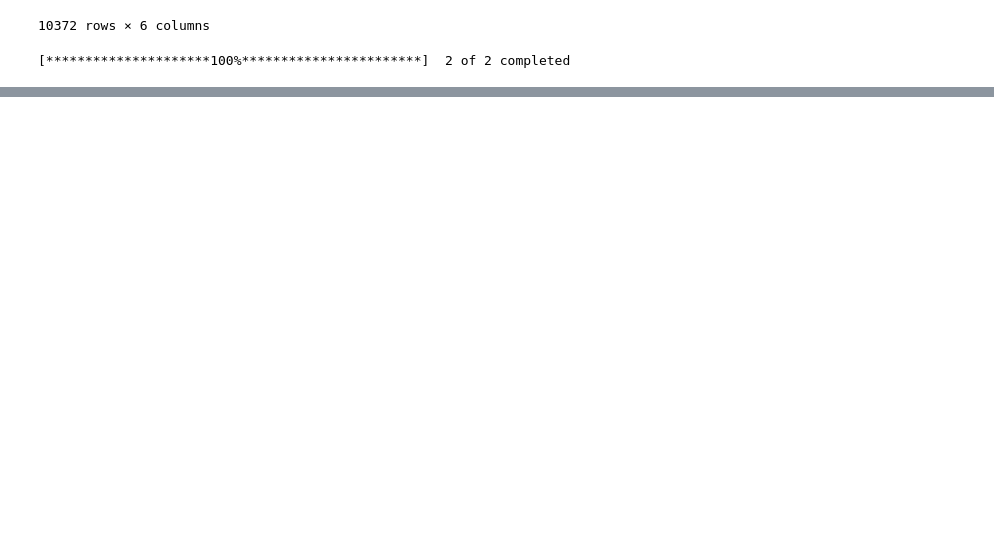
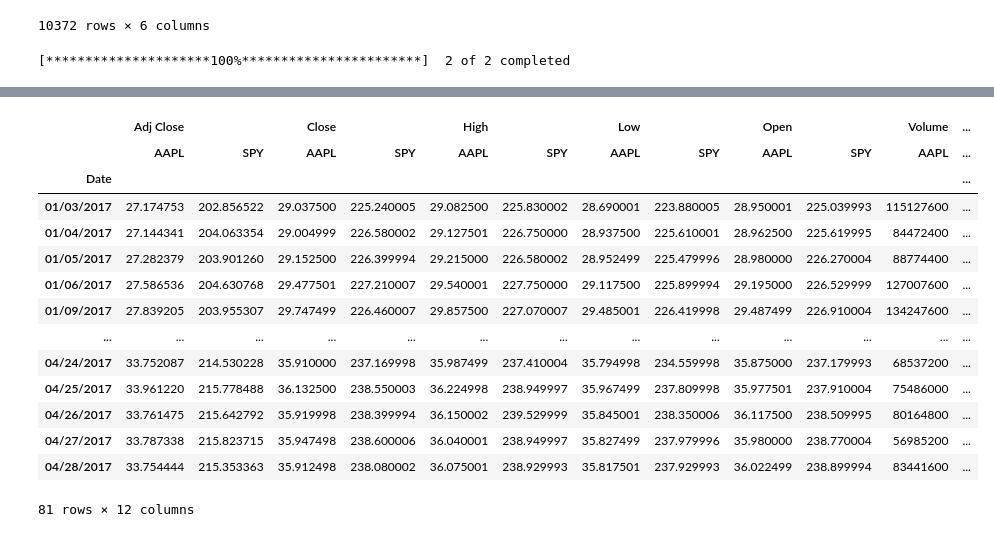
Before and after one commit to VitaliAlexeev/PythonBootcampDay4, a Jupyter notebook: YahooFinance - 2023 updates.ipynb, the cells around one changed output, grey strips where cells are left out. Cells and saved outputs as stored; diff of their text form; code cells hidden in the pictures; blank space fills up the shorter version.

```diff
--- a/YahooFinance - 2023 updates.ipynb
+++ b/YahooFinance - 2023 updates.ipynb
@@ -95,2 +95,21 @@ df2
 | 2017-04-28 00:00:00-04:00 | 33.754444 | 215.353363 | 35.912498 | 238.080002 | 36.075001 | 238.929993 | 35.817501 | 237.929993 | 36.022499 | 238.899994 | 83441600 | ... |
 81 rows × 12 columns
+# %%
+df2.index = df2.index.strftime('%m/%d/%Y')
+df2
+# %% [output]
+|  | Adj Close |  | Close |  | High |  | Low |  | Open |  | Volume | ... |
+|  | AAPL | SPY | AAPL | SPY | AAPL | SPY | AAPL | SPY | AAPL | SPY | AAPL | ... |
+| Date |  |  |  |  |  |  |  |  |  |  |  | ... |
+| 01/03/2017 | 27.174753 | 202.856522 | 29.037500 | 225.240005 | 29.082500 | 225.830002 | 28.690001 | 223.880005 | 28.950001 | 225.039993 | 115127600 | ... |
+| 01/04/2017 | 27.144341 | 204.063354 | 29.004999 | 226.580002 | 29.127501 | 226.750000 | 28.937500 | 225.610001 | 28.962500 | 225.619995 | 84472400 | ... |
+| 01/05/2017 | 27.282379 | 203.901260 | 29.152500 | 226.399994 | 29.215000 | 226.580002 | 28.952499 | 225.479996 | 28.980000 | 226.270004 | 88774400 | ... |
+| 01/06/2017 | 27.586536 | 204.630768 | 29.477501 | 227.210007 | 29.540001 | 227.750000 | 29.117500 | 225.899994 | 29.195000 | 226.529999 | 127007600 | ... |
+| 01/09/2017 | 27.839205 | 203.955307 | 29.747499 | 226.460007 | 29.857500 | 227.070007 | 29.485001 | 226.419998 | 29.487499 | 226.910004 | 134247600 | ... |
+| ... | ... | ... | ... | ... | ... | ... | ... | ... | ... | ... | ... | ... |
+| 04/24/2017 | 33.752087 | 214.530228 | 35.910000 | 237.169998 | 35.987499 | 237.410004 | 35.794998 | 234.559998 | 35.875000 | 237.179993 | 68537200 | ... |
+| 04/25/2017 | 33.961220 | 215.778488 | 36.132500 | 238.550003 | 36.224998 | 238.949997 | 35.967499 | 237.809998 | 35.977501 | 237.910004 | 75486000 | ... |
+| 04/26/2017 | 33.761475 | 215.642792 | 35.919998 | 238.399994 | 36.150002 | 239.529999 | 35.845001 | 238.350006 | 36.117500 | 238.509995 | 80164800 | ... |
+| 04/27/2017 | 33.787338 | 215.823715 | 35.947498 | 238.600006 | 36.040001 | 238.949997 | 35.827499 | 237.979996 | 35.980000 | 238.770004 | 56985200 | ... |
+| 04/28/2017 | 33.754444 | 215.353363 | 35.912498 | 238.080002 | 36.075001 | 238.929993 | 35.817501 | 237.929993 | 36.022499 | 238.899994 | 83441600 | ... |
+81 rows × 12 columns
```
Also changed, not shown: parts of 4 cells of this notebook.
